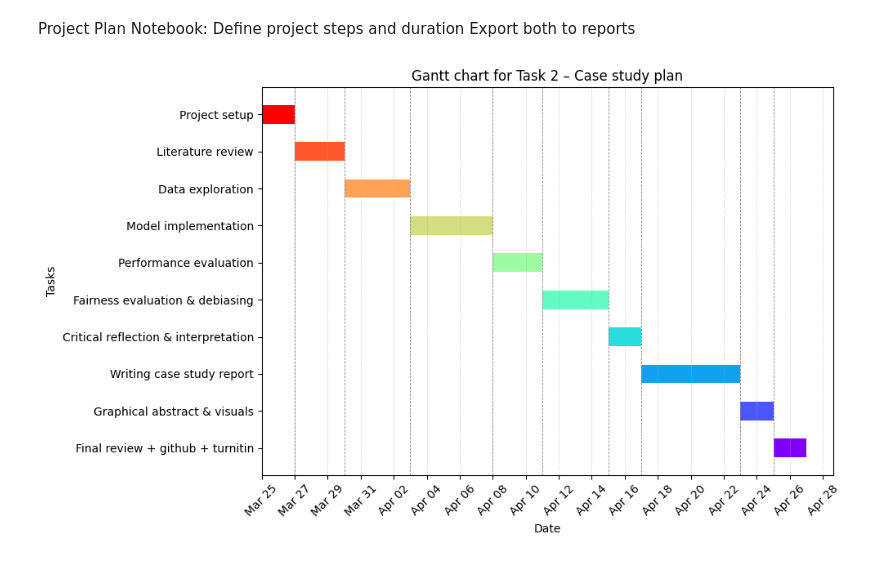
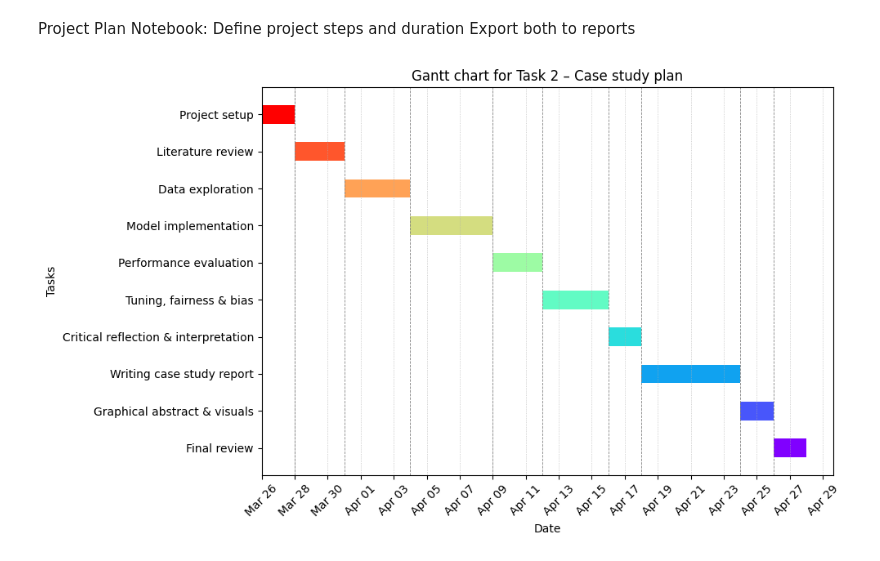
Before and after one commit to mincode2024/risk_assessment_case_study, a Jupyter notebook: notebooks/00_project_plan.ipynb, the cells around one changed output. Cells and saved outputs as stored; diff of their text form; code cells hidden in the pictures.

```diff
--- a/notebooks/00_project_plan.ipynb
+++ b/notebooks/00_project_plan.ipynb
@@ -17,16 +17,16 @@ start_date = datetime.date.today()
 
 # Define the Gantt chart tasks and durations
 tasks = [
-    ("Project Setup", 2),
-    ("Literature Review", 3),
-    ("Data Exploration", 4),
-    ("Model Implementation", 5),
-    ("Performance Evaluation", 3),
-    ("Fairness Evaluation & Debiasing", 4),
-    ("Critical Reflection & Interpretation", 2),
-    ("Writing Case Study Report", 6),
-    ("Graphical Abstract & Visuals", 2),
-    ("Final Review + GitHub + Turnitin", 2),
+    ("Project setup", 2),
+    ("Literature review", 3),
+    ("Data exploration", 4),
+    ("Model implementation", 5),
+    ("Performance evaluation", 3),
+    ("Tuning, fairness & bias", 4),
+    ("Critical reflection & interpretation", 2),
+    ("Writing case study report", 6),
+    ("Graphical abstract & visuals", 2),
+    ("Final review", 2),
 ]
 
 # Calculate start and end dates
@@ -44,31 +44,31 @@ df = df.iloc[::-1].reset_index(drop=True)
 
 # Plotting with rainbow colors
 fig, ax = plt.subplots(figsize=(10, 6))
 colors = cm.rainbow(np.linspace(0, 1, len(df)))
 
 for i, row in df.iterrows():
     ax.barh(
         row["Task"].capitalize(),
         (row["End"] - row["Start"]).days,
         left=row["Start"],
         height=0.5,
         color=colors[i]
     )
     ax.axvline(row["Start"], color='gray', linestyle='--', linewidth=0.6)
 
 # Format the x-axis
 ax.xaxis_date()
 ax.xaxis.set_major_locator(mdates.DayLocator(interval=2))
 ax.xaxis.set_major_formatter(mdates.DateFormatter('%b %d'))
 plt.xticks(rotation=45)
 plt.xlabel("Date")
 plt.ylabel("Tasks")
 plt.title("Gantt chart for Task 2 – Case study plan")
 plt.tight_layout()
 plt.grid(True, axis='x', linestyle=':', linewidth=0.5)
 
 # Export chart to file
 chart_path = "../reports/gantt_chart_task2.png"
 plt.savefig(chart_path)
 # %% [output]
-[figure, old version]
+[figure, new version]
```
Also changed, not shown: 36 other files.
